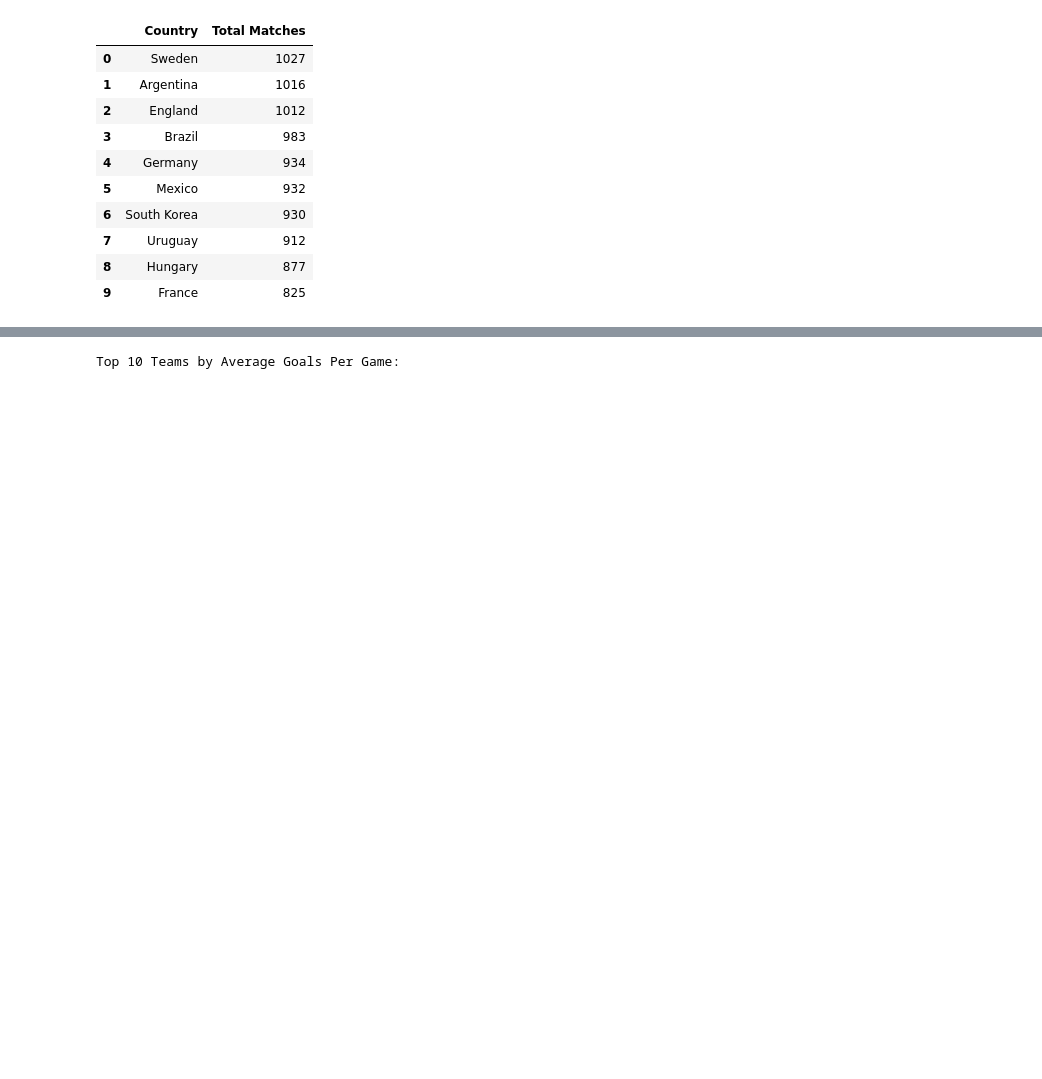
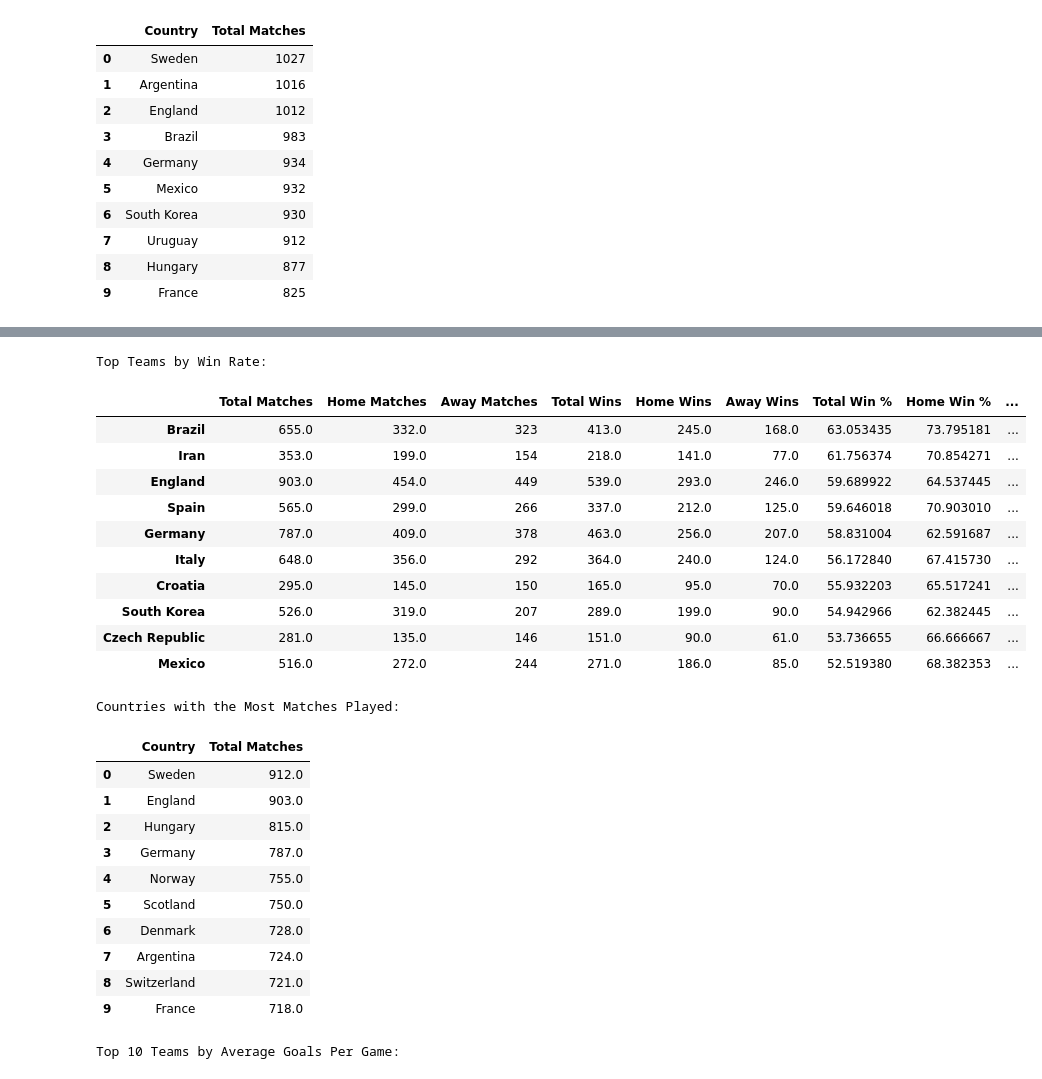
Before and after one commit to NiklasSeitherDHBW/Fussballergebnisse, a Jupyter notebook: Kontinente_Länder_Carlo.ipynb, the cells around one changed output, grey strips where cells are left out. Cells and saved outputs as stored; diff of their text form; code cells hidden in the pictures; blank space fills up the shorter version.

```diff
--- a/Kontinente_Länder_Carlo.ipynb
+++ b/Kontinente_Länder_Carlo.ipynb
@@ -273,3 +279,5 @@ df_shootouts_distinct_continents = df_shootouts[df_shootouts["home_continent"] !
+# %%
+df_results_not_neutral_countries = df_results[df_results["neutral"] == False]
 # %% [markdown]
 Analysis
 # %% [markdown]
@@ -346,3 +423,72 @@ Countries with the Most Matches Played:
+# %%
+
+
+# Count home and away matches for each team
+total_matches_home = df_results_not_neutral_countries['home_team'].value_counts()
+total_matches_away = df_results_not_neutral_countries['away_team'].value_counts()
+
+# Count total matches by adding home and away matches for each team
+total_matches = total_matches_home.add(total_matches_away, fill_value=0).sort_values(ascending=False)
+
+# Count home and away wins for each team
+home_wins = df_results_not_neutral_countries[df_results_not_neutral_countries['home_score'] > df_results_not_neutral_countries['away_score']]['home_team'].value_counts()
+away_wins = df_results_not_neutral_countries[df_results_not_neutral_countries['away_score'] > df_results_not_neutral_countries['home_score']]['away_team'].value_counts()
+
+# Count total wins by adding home and away wins for each team
+total_wins = home_wins.add(away_wins, fill_value=0).sort_values(ascending=False)
+
+# Calculate win percentages for home, away, and total matches
+home_win_percentages = (home_wins / total_matches_home * 100).sort_values(ascending=False)
+away_win_percentages = (away_wins / total_matches_away * 100).sort_values(ascending=False)
+total_win_percentages = (total_wins / total_matches * 100).sort_values(ascending=False)
+
+# Combine the results into a single DataFrame for easier comparison
+results = pd.DataFrame({
+    'Total Matches': total_matches,
+    'Home Matches': total_matches_home,
+    'Away Matches': total_matches_away,
+    'Total Wins': total_wins,
+    'Home Wins': home_wins,
+    'Away Wins': away_wins,
+    'Total Win %': total_win_percentages,
+    'Home Win %': home_win_percentages,
+    'Away Win %': away_win_percentages
+}).fillna(0).sort_values(by='Total Win %', ascending=False)
+
+# Display the top 10 teams ordered by total win rate
+top_teams_by_win_rate = results.head(10)
+print("Top Teams by Win Rate:")
+display(top_teams_by_win_rate)
+
+# Create a DataFrame for countries with the most matches played, ordered descending by total matches
+most_matches_df = results.sort_values(by='Total Matches', ascending=False).reset_index().rename(columns={'index': 'Country'}).head(10)
+print("Countries with the Most Matches Played:")
+display(most_matches_df[['Country', 'Total Matches']])
+# %% [output]
+Top Teams by Win Rate:
+|  | Total Matches | Home Matches | Away Matches | Total Wins | Home Wins | Away Wins | Total Win % | Home Win % | ... |
+| Brazil | 655.0 | 332.0 | 323 | 413.0 | 245.0 | 168.0 | 63.053435 | 73.795181 | ... |
+| Iran | 353.0 | 199.0 | 154 | 218.0 | 141.0 | 77.0 | 61.756374 | 70.854271 | ... |
+| England | 903.0 | 454.0 | 449 | 539.0 | 293.0 | 246.0 | 59.689922 | 64.537445 | ... |
+| Spain | 565.0 | 299.0 | 266 | 337.0 | 212.0 | 125.0 | 59.646018 | 70.903010 | ... |
+| Germany | 787.0 | 409.0 | 378 | 463.0 | 256.0 | 207.0 | 58.831004 | 62.591687 | ... |
+| Italy | 648.0 | 356.0 | 292 | 364.0 | 240.0 | 124.0 | 56.172840 | 67.415730 | ... |
+| Croatia | 295.0 | 145.0 | 150 | 165.0 | 95.0 | 70.0 | 55.932203 | 65.517241 | ... |
+| South Korea | 526.0 | 319.0 | 207 | 289.0 | 199.0 | 90.0 | 54.942966 | 62.382445 | ... |
+| Czech Republic | 281.0 | 135.0 | 146 | 151.0 | 90.0 | 61.0 | 53.736655 | 66.666667 | ... |
+| Mexico | 516.0 | 272.0 | 244 | 271.0 | 186.0 | 85.0 | 52.519380 | 68.382353 | ... |
+Countries with the Most Matches Played:
+|  | Country | Total Matches |
+| 0 | Sweden | 912.0 |
+| 1 | England | 903.0 |
+| 2 | Hungary | 815.0 |
+| 3 | Germany | 787.0 |
+| 4 | Norway | 755.0 |
+| 5 | Scotland | 750.0 |
+| 6 | Denmark | 728.0 |
+| 7 | Argentina | 724.0 |
+| 8 | Switzerland | 721.0 |
+| 9 | France | 718.0 |
 # %%
 # # # Filter matches from 2000 to 2023
 # matches_2000_to_2023 = df_results[(df_results['date'] >= '2000-01-01') & (df_results['date'] <= '2023-12-31')]
```
Also changed, not shown: parts of 10 cells of this notebook.
